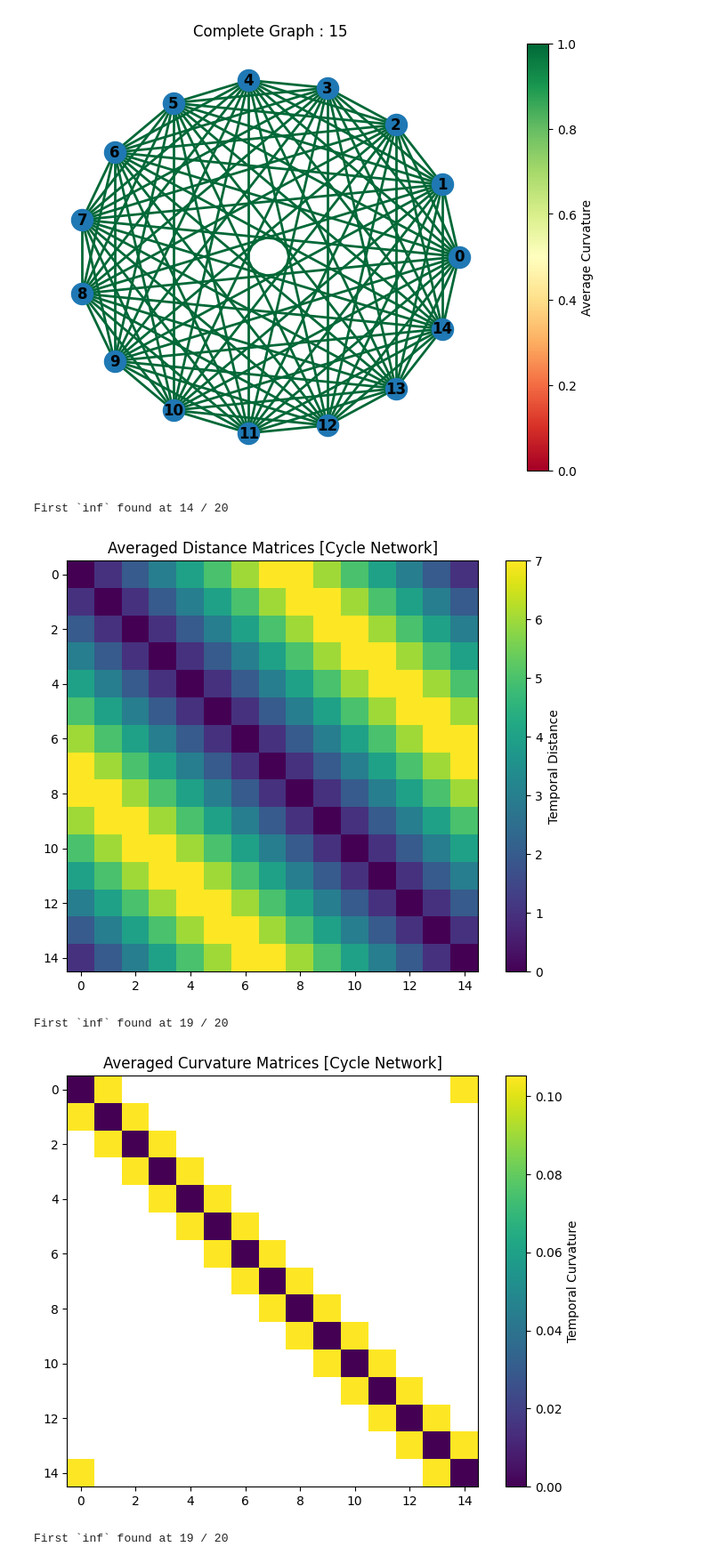
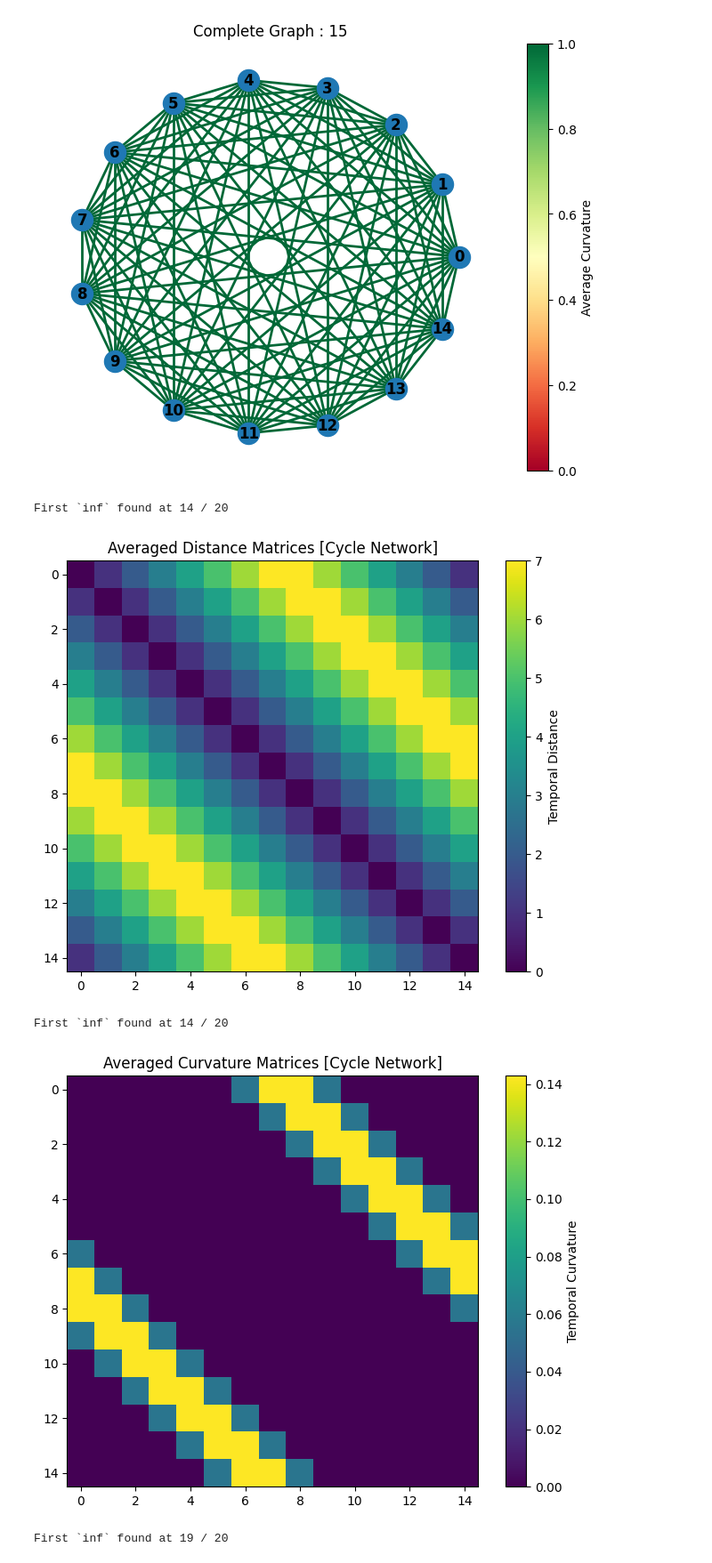
Before and after one commit to robertcardona/curvature, a Jupyter notebook: notebooks/Curvature.ipynb, the cells around one changed output. Shown at 89% size. Saved outputs shown, nothing was run; the diff lists cells and outputs as text; code cells hidden in the pictures.

Commit message:
Update heatmap truncation

```diff
--- a/notebooks/Curvature.ipynb
+++ b/notebooks/Curvature.ipynb
@@ -39,14 +39,11 @@ for e in 10 * a_list:
 network_a = TemporalNetwork(matrix_a)
 
 r_a = 1
-critical_times_a = network_a.get_critical_times()
+sample_times_a = np.arange(0, 80, r_a).tolist()
 distance_matrices_a = network_a.calculate_distances(r = r_a)
 curvature_matrices_a = calculate_curvature_matrices(
     distance_matrices = distance_matrices_a,
-    kernels = radius_1_uniform_kernel(
-        network_a,
-        sample_times_a := np.arange(critical_times_a[0], critical_times_a[-1], r_a).tolist()
-    ),
+    kernels = radius_1_uniform_kernel(network_a, sample_times_a),
     K = K,
     r = r_a
 )
@@ -73,14 +70,11 @@ matrix_b = matrix_b.get_submatrix(list(range(20)), list(range(20)))
 network_b = TemporalNetwork(matrix_b)
 
 r_b = 1080
-critical_times_b = network_b.get_critical_times()
+sample_times_b = np.arange(0, 86_400, r_b).tolist()
 distance_matrices_b = network_b.calculate_distances(r = r_b)
 curvature_matrices_b = calculate_curvature_matrices(
     distance_matrices = distance_matrices_b,
-    kernels = radius_1_uniform_kernel(
-        network_b,
-        sample_times_b := np.arange(critical_times_b[0], critical_times_b[-1], r_b).tolist()
-    ),
+    kernels = radius_1_uniform_kernel(network_b, sample_times_b),
     K = K,
     r = r_b
 )
@@ -106,14 +100,11 @@ network_c = TemporalNetwork(matrix_c)
 # print(network_c)
 
 r_c = 1080
-critical_times_c = network_c.get_critical_times()
+sample_times_c = np.arange(0, 86_400, r_c).tolist()
 distance_matrices_c = network_c.calculate_distances(r = r_c)
 curvature_matrices_c = calculate_curvature_matrices(
     distance_matrices = distance_matrices_c,
-    kernels = radius_1_uniform_kernel(
-        network_c,
-        sample_times_c := np.arange(critical_times_c[0], critical_times_c[-1], r_c).tolist()
-    ),
+    kernels = radius_1_uniform_kernel(network_c, sample_times_c),
     K = K,
     r = r_c
 )
@@ -295,8 +284,6 @@ def plot_heatmaps(
 ) -> None:
 
     matrix = calculate_averaged_distances(distance_matrices)
-
-
 
     plt.figure(figsize=(8, 6))
     plt.imshow(matrix, cmap = 'viridis', interpolation = 'nearest')
@@ -325,37 +312,37 @@ plot_averaged_tcm = lambda dcs, label: plot_heatmaps(
     colorbar_label = "Temporal Curvature"
 )
 
 # cycle graph
 # distance_matrices_cg = network_cg.calculate_distances(r = 1)
 plot_averaged_tdm(distance_matrices_cg, "Cycle Network")
 plot_averaged_tcm(curvature_matrices_cg, "Cycle Network")
 # complete graph
 # distance_matrices_kg = network_kg.calculate_distances(r = 1)
 plot_averaged_tdm(distance_matrices_kg, "Complete Network")
 plot_averaged_tcm(curvature_matrices_kg, "Complete Network")
 
 # scenario a
 # distance_matrices_a = network_a.calculate_distances(r = 1)
 plot_averaged_tdm(distance_matrices_a, scenario_a)
 plot_averaged_tcm(curvature_matrices_a, scenario_a)
 
 # scenario b
 # distance_matrices_b = network_b.calculate_distances(r = 1080)
 plot_averaged_tdm(distance_matrices_b, scenario_b)
 plot_averaged_tcm(curvature_matrices_b, scenario_b)
 
 # scenario c
 # distance_matrices_c = network_c.calculate_distances(r = 1080)
 plot_averaged_tdm(distance_matrices_c, scenario_c)
 plot_averaged_tcm(curvature_matrices_c, scenario_c)
 
-for m in curvature_matrices_c:
-    print(f"{m[14][9] = }")
+# for i, m in enumerate(curvature_matrices_c):
+#     print(f"{i} : {m[14][9] = }")
 # %% [output]
 First `inf` found at 14 / 20
 [figure]
-First `inf` found at 19 / 20
+First `inf` found at 14 / 20
-[figure, old version]
+[figure, new version]
 First `inf` found at 19 / 20
 [figure]
 First `inf` found at 19 / 20
```
Also changed, not shown: parts of 3 cells of this notebook, 1 other file.
